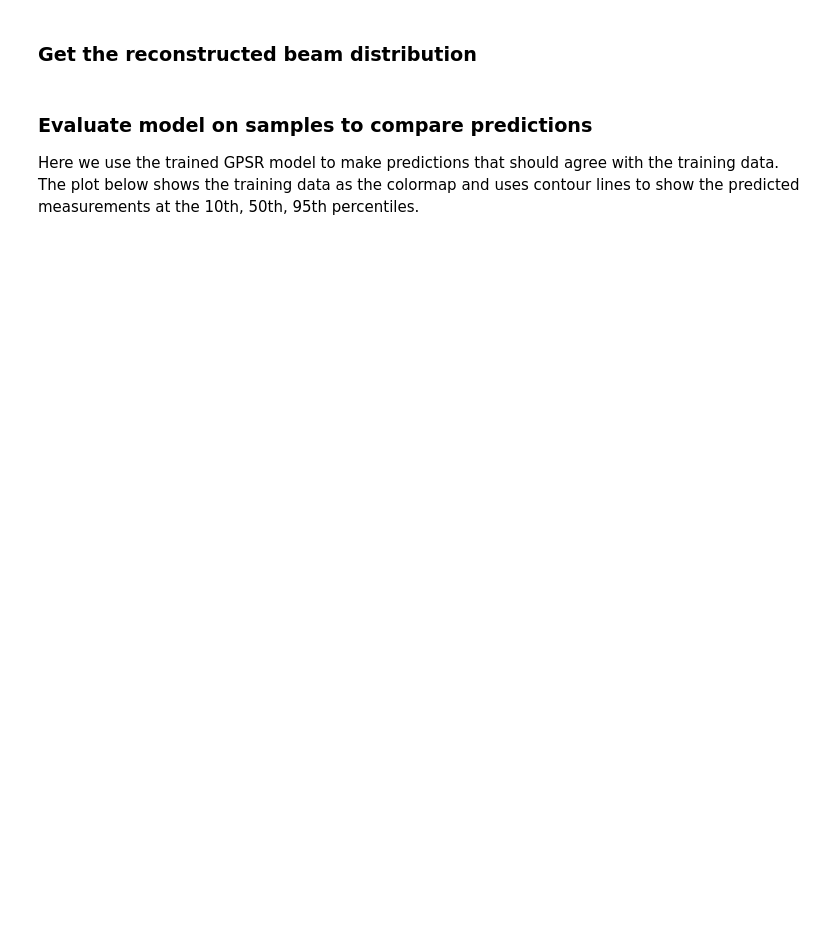
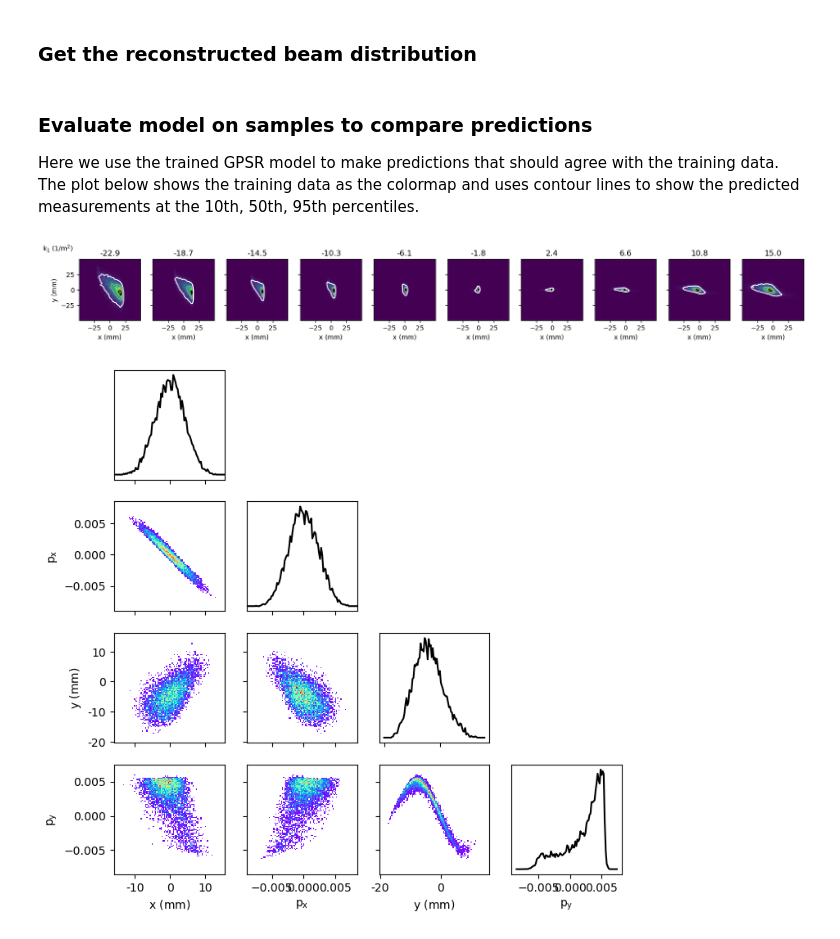
Before and after one commit to roussel-ryan/gpsr, a Jupyter notebook: docs/examples/example_reconstruction_4d.ipynb, the cells around one changed output. Drawn from its saved outputs; the diff is of its cells as text; code cells hidden in the pictures; blank space fills up the shorter version.

```diff
--- a/docs/examples/example_reconstruction_4d.ipynb
+++ b/docs/examples/example_reconstruction_4d.ipynb
@@ -45,7 +55,7 @@ gpsr_lattice = GPSRQuadScanLattice(l_quad=0.1, l_drift=1.0, screen=train_dset.sc
 ### Define the GPSR model for training
 The GPSR model contains the ML-based parameterization of the initial beam distribution `NNParticleBeamGenerator` with 10k particles and the differentiable simulation of the diagnostic lattice (same one used above to generate the training data).
 # %%
-gpsr_model = GPSR(NNParticleBeamGenerator(10000, p0c), gpsr_lattice)
+gpsr_model = GPSR(NNParticleBeamGenerator(10000, p0c, n_dim=4), gpsr_lattice)
 train_loader = torch.utils.data.DataLoader(train_dset, batch_size=10)
 
 litgpsr = LitGPSR(gpsr_model)
@@ -71,3 +100,5 @@ test_pred_dset = QuadScanDataset(test_dset.parameters, (test_pred,), train_dset.
 # %%
 fig, ax = test_dset.plot_data(overlay_data=test_pred_dset)
 fig.set_size_inches(20, 3)
+# %% [output]
+[figure, added]
@@ -75,0 +105,4 @@ reconstructed_beam.plot_distribution();
+# %%
+reconstructed_beam.plot_distribution(dimensions=("x","px","y","py"));
+# %% [output]
+[figure, added]
```
Also changed, not shown: parts of 6 cells of this notebook, 5 other files.
